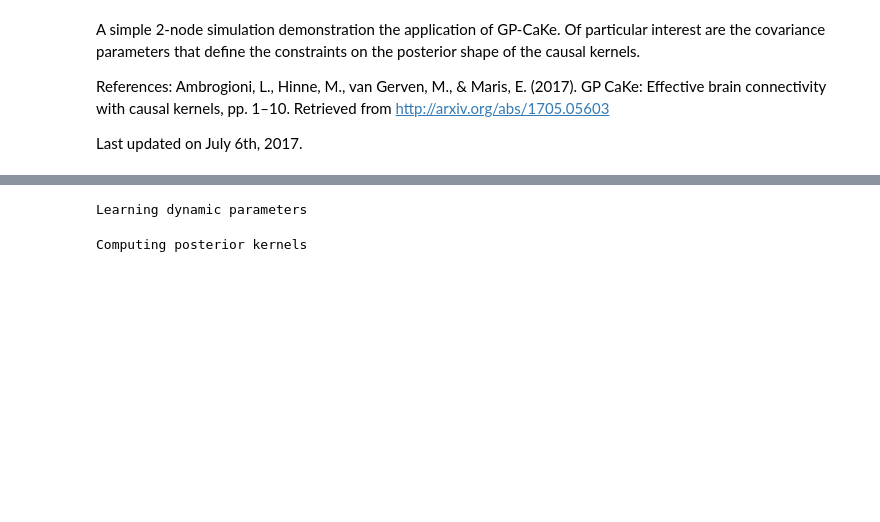
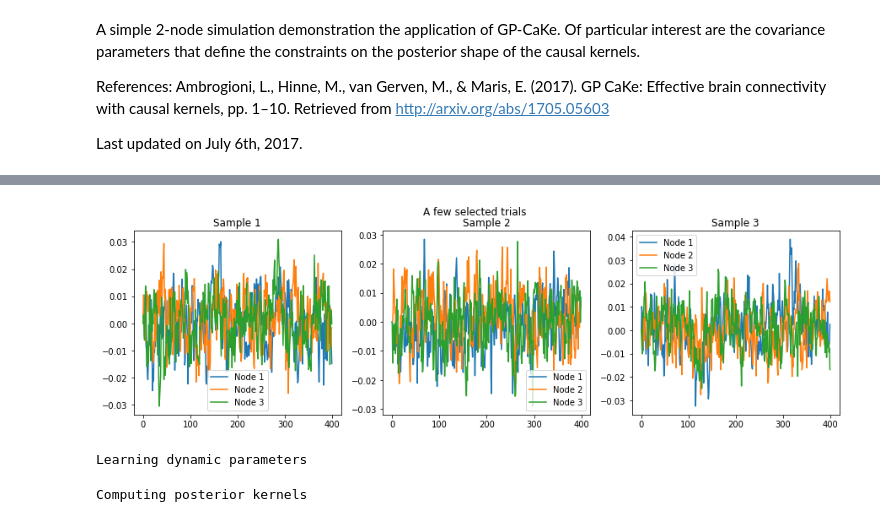
Before and after one commit to JohanvandenHeuvel/GP-CaKe-project, a Jupyter notebook: Johan.ipynb, the cells around one changed output, grey strips where cells are left out. Cells and saved outputs as stored; diff of their text form; code cells hidden in the pictures; blank space fills up the shorter version.

```diff
--- a/Johan.ipynb
+++ b/Johan.ipynb
@@ -116,3 +127,11 @@ observed_testing_samples = temp
+# %%
+"""
+Plot a few samples to see the generated time series.
+"""
+
+utility.plot_samples(training_samples[0:3])
+# %% [output]
+[figure, added]
 # %%
 """
 Optimize the univariate likelihoods for each node for the dynamic parameters using a grid search.
```
Also changed, not shown: parts of 7 cells of this notebook, 5 other files.
